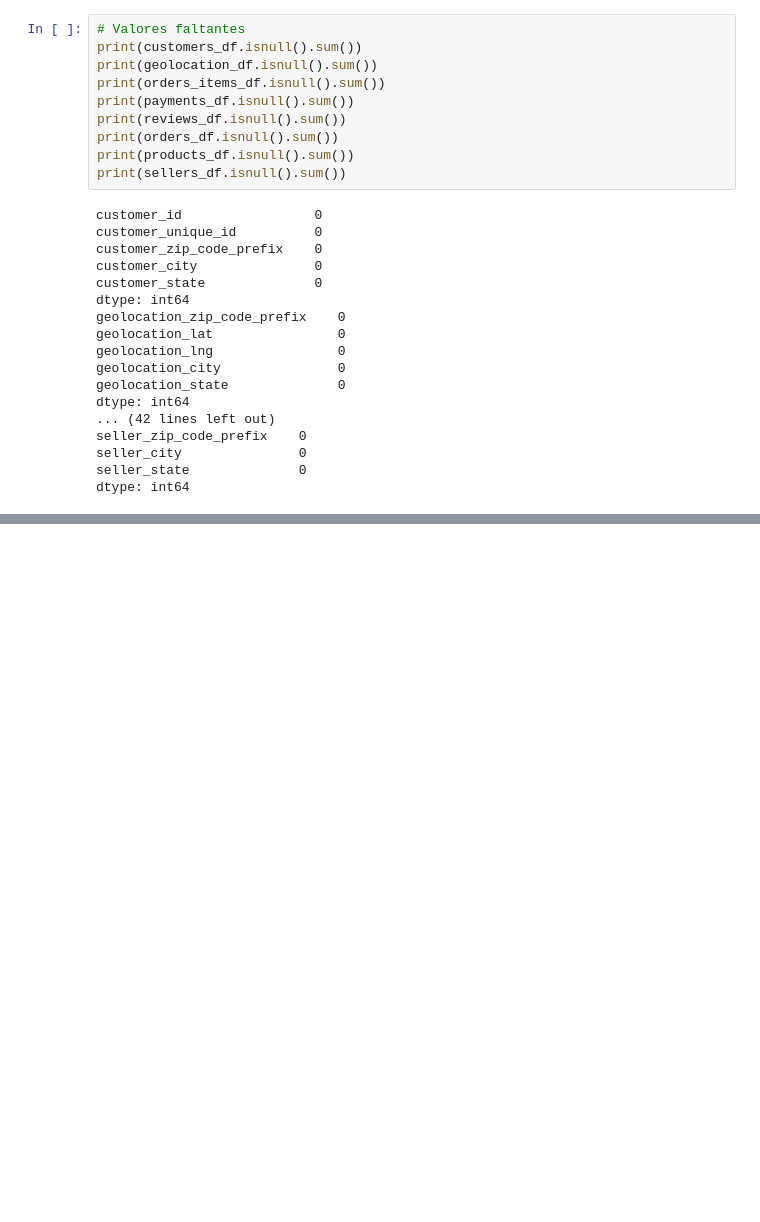
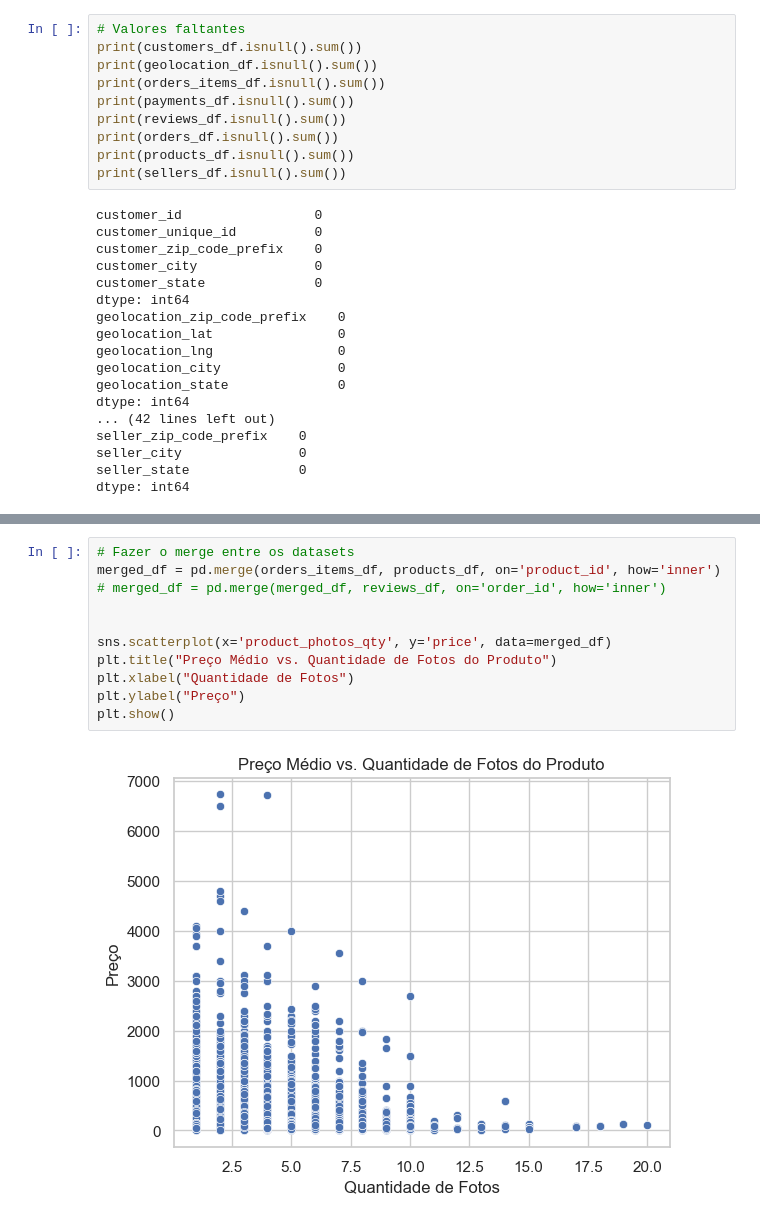
Before and after one commit to edilton-bs/projeto-analisepreditivavendas, a Jupyter notebook: notebooks/01_data_preprocessing_eda.ipynb.ipynb, the cells around one changed output, grey strips where cells are left out. Cells and saved outputs as stored; diff of their text form; blank space fills up the shorter version.

```diff
--- a/notebooks/01_data_preprocessing_eda.ipynb.ipynb
+++ b/notebooks/01_data_preprocessing_eda.ipynb.ipynb
@@ -149,0 +169,13 @@ plt.show()
+# %%
+# Fazer o merge entre os datasets
+merged_df = pd.merge(orders_items_df, products_df, on='product_id', how='inner')
+# merged_df = pd.merge(merged_df, reviews_df, on='order_id', how='inner')
+
+
+sns.scatterplot(x='product_photos_qty', y='price', data=merged_df)
+plt.title("Preço Médio vs. Quantidade de Fotos do Produto")
+plt.xlabel("Quantidade de Fotos")
+plt.ylabel("Preço")
+plt.show()
+# %% [output]
+[figure, added]
```
Also changed, not shown: parts of 5 cells of this notebook.
